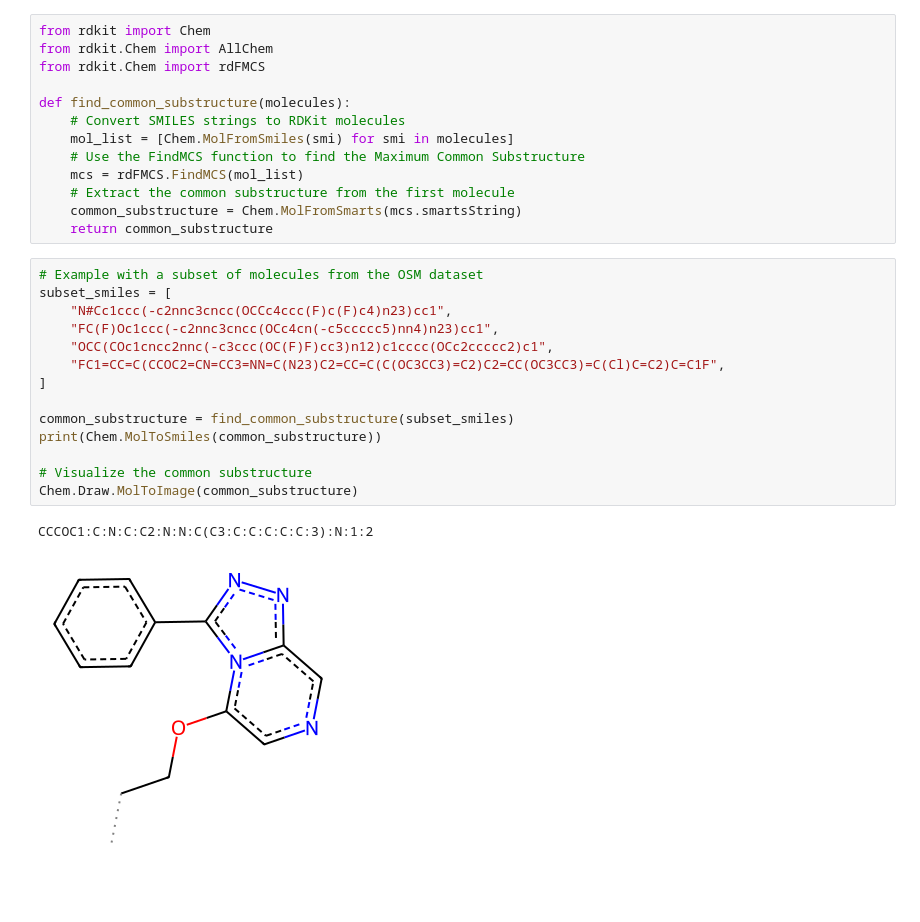
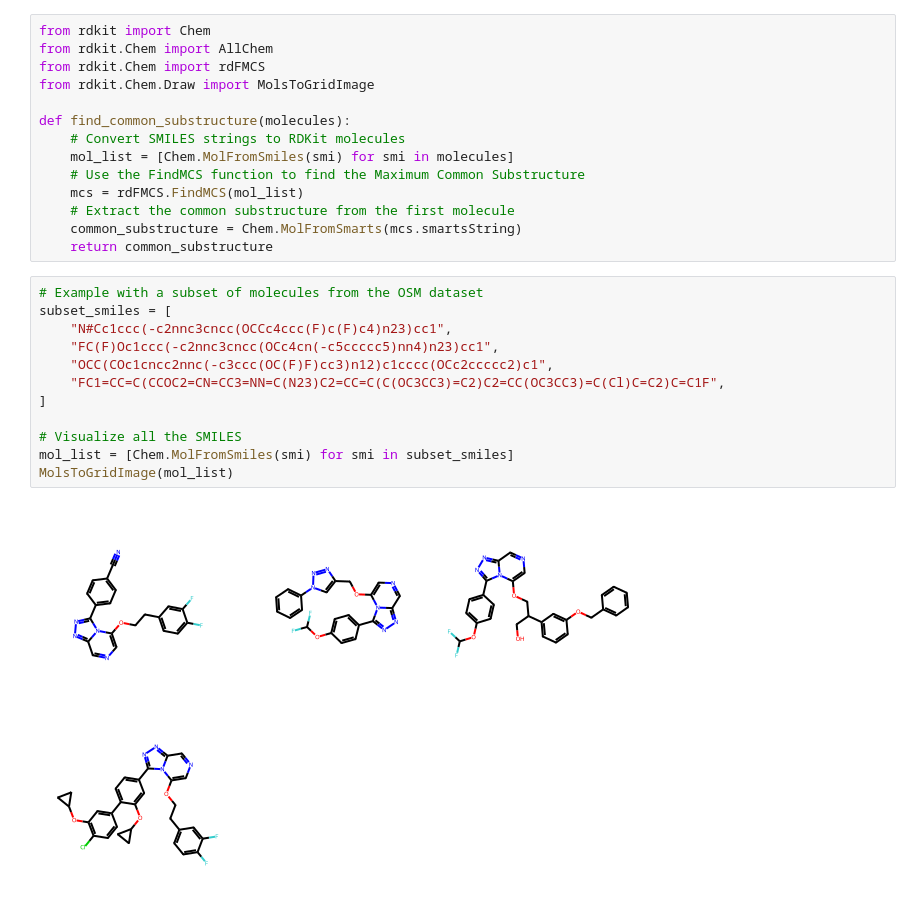
Before and after one commit to ersilia-os/eos8bhe, a Jupyter notebook: model/framework/code/find_mcs.ipynb, the cells around one changed output. Drawn from its saved outputs; the diff is of its cells as text; blank space fills up the shorter version.

Commit message:
add FindMSC notebook

```diff
--- a/model/framework/code/find_mcs.ipynb
+++ b/model/framework/code/find_mcs.ipynb
@@ -2,6 +2,7 @@
 from rdkit import Chem
 from rdkit.Chem import AllChem
 from rdkit.Chem import rdFMCS
+from rdkit.Chem.Draw import MolsToGridImage
 
 def find_common_substructure(molecules):
     # Convert SMILES strings to RDKit molecules
@@ -14,17 +15,14 @@ def find_common_substructure(molecules):
 # %%
 # Example with a subset of molecules from the OSM dataset
 subset_smiles = [
     "N#Cc1ccc(-c2nnc3cncc(OCCc4ccc(F)c(F)c4)n23)cc1",
     "FC(F)Oc1ccc(-c2nnc3cncc(OCc4cn(-c5ccccc5)nn4)n23)cc1",
     "OCC(COc1cncc2nnc(-c3ccc(OC(F)F)cc3)n12)c1cccc(OCc2ccccc2)c1",
     "FC1=CC=C(CCOC2=CN=CC3=NN=C(N23)C2=CC=C(C(OC3CC3)=C2)C2=CC(OC3CC3)=C(Cl)C=C2)C=C1F",
 ]
 
-common_substructure = find_common_substructure(subset_smiles)
-print(Chem.MolToSmiles(common_substructure))
-
-# Visualize the common substructure
-Chem.Draw.MolToImage(common_substructure)
+# Visualize all the SMILES
+mol_list = [Chem.MolFromSmiles(smi) for smi in subset_smiles]
+MolsToGridImage(mol_list)
 # %% [output]
-CCCOC1:C:N:C:C2:N:N:C(C3:C:C:C:C:C:3):N:1:2
-[figure, old version]
+[figure, new version]
```
Also changed, not shown: parts of 1 cell of this notebook.
